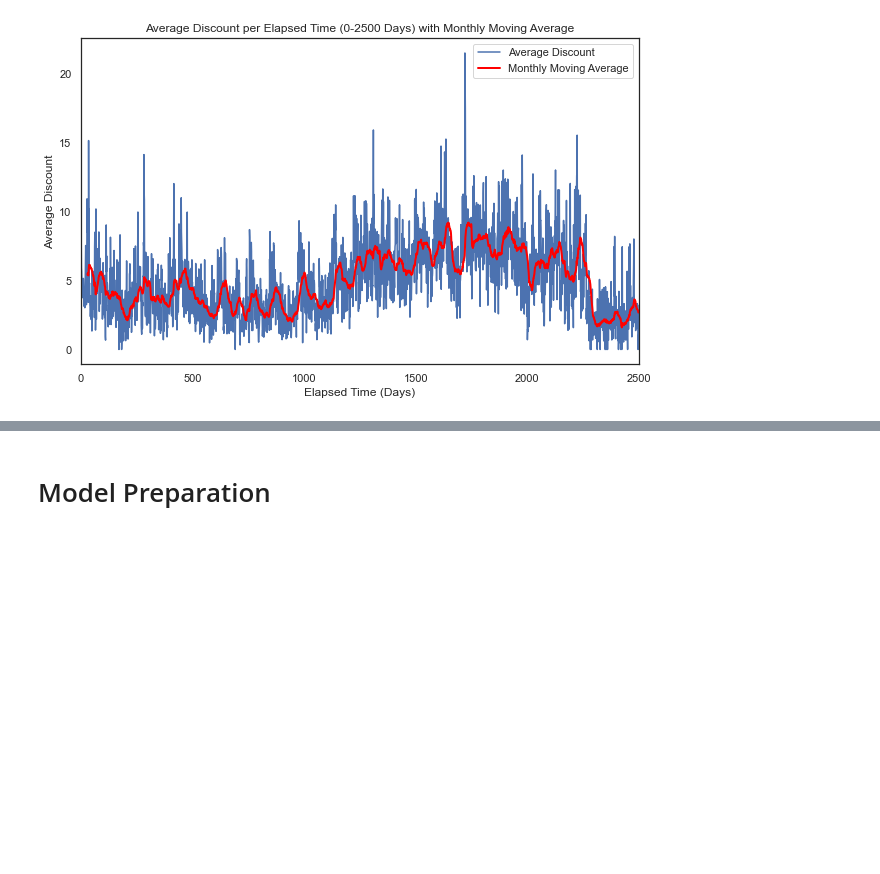
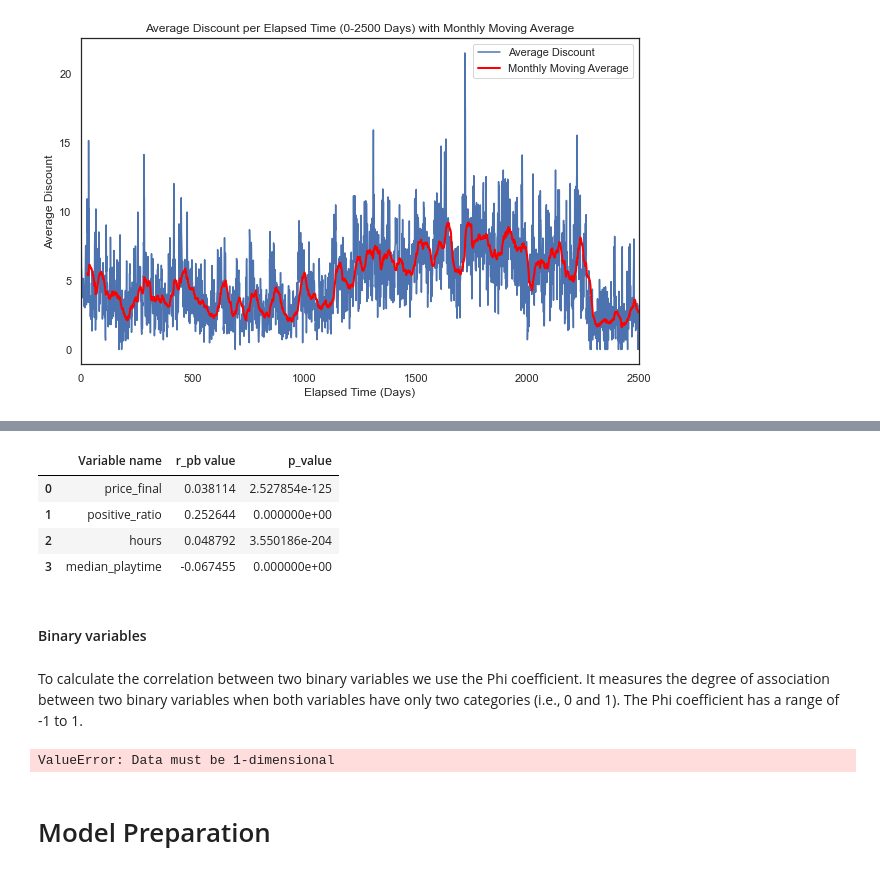
Before and after one commit to JohannesRahn/MachineLearningGroupProject, a Jupyter notebook: c_data_exploration.ipynb, the cells around one changed output, grey strips where cells are left out. Cells and saved outputs as stored; diff of their text form; code cells hidden in the pictures; blank space fills up the shorter version.

Commit message:
working on correlation matrix

```diff
--- a/c_data_exploration.ipynb
+++ b/c_data_exploration.ipynb
@@ -666,3 +696,44 @@ plt.show()
+# %%
+from scipy.stats import pointbiserialr
+
+num_variables = ['price_final', 'positive_ratio', 'hours', 'median_playtime']
+
+cor_matrix = []
+
+for variable in num_variables:
+    r_pb, p_value = pointbiserialr(final_df['y'], final_df[variable])
+    cor_matrix.append({'Variable name': variable, 'r_pb value': r_pb, 'p_value': p_value})
+
+cor_df = pd.DataFrame(cor_matrix)
+display(cor_df)
+# %% [output]
+|  | Variable name | r_pb value | p_value |
+| 0 | price_final | 0.038114 | 2.527854e-125 |
+| 1 | positive_ratio | 0.252644 | 0.000000e+00 |
+| 2 | hours | 0.048792 | 3.550186e-204 |
+| 3 | median_playtime | -0.067455 | 0.000000e+00 |
+# %% [markdown]
+#### Binary variables
+# %% [markdown]
+To calculate the correlation between two binary variables we use the Phi coefficient. It measures the degree of association between two binary variables when both variables have only two categories (i.e., 0 and 1). The Phi coefficient has a range of -1 to 1.
+# %%
+from phik import phik_from_array
+
+bin_variables = ['english', 'win', 'mac', 'linux']
+
+# create a DataFrame to hold correlation matrix results
+cor_matrix_bin = pd.DataFrame(columns=['phi', 'p-value'], index=bin_variables)
+
+# calculate Phi coefficient for each variable and y
+for var in bin_variables:
+    contingency = pd.crosstab(final_df['y'], final_df[var])
+    phi, p_value = phik_from_array(contingency.values, contingency.index)
+    cor_matrix_bin.loc[var, 'phi'] = phi
+    cor_matrix_bin.loc[var, 'p-value'] = p_value
+
+print(cor_matrix_bin)
+# %% [output]
+ValueError: Data must be 1-dimensional
 # %% [markdown]
 # Model Preparation
 # %% [markdown]
```
Also changed, not shown: parts of 9 cells of this notebook.
